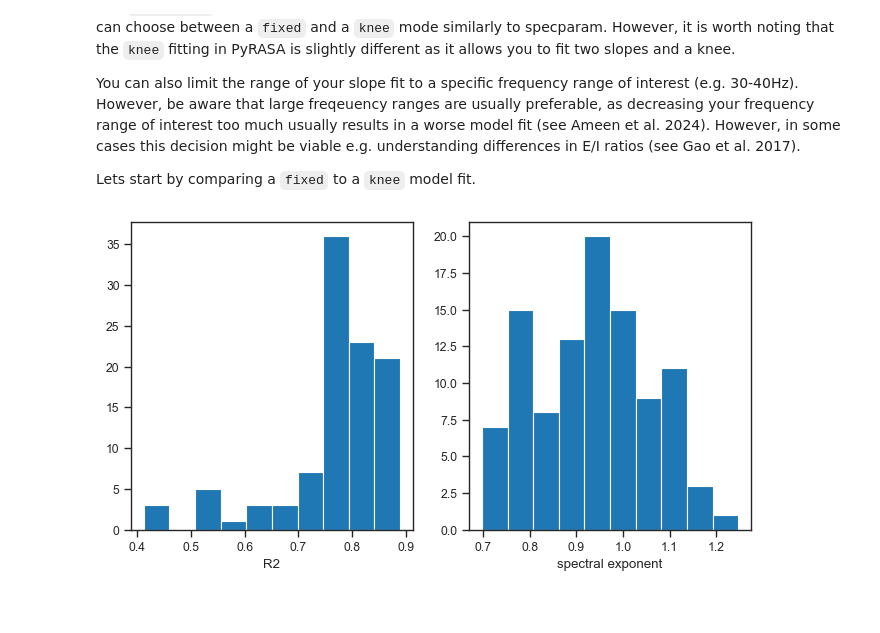
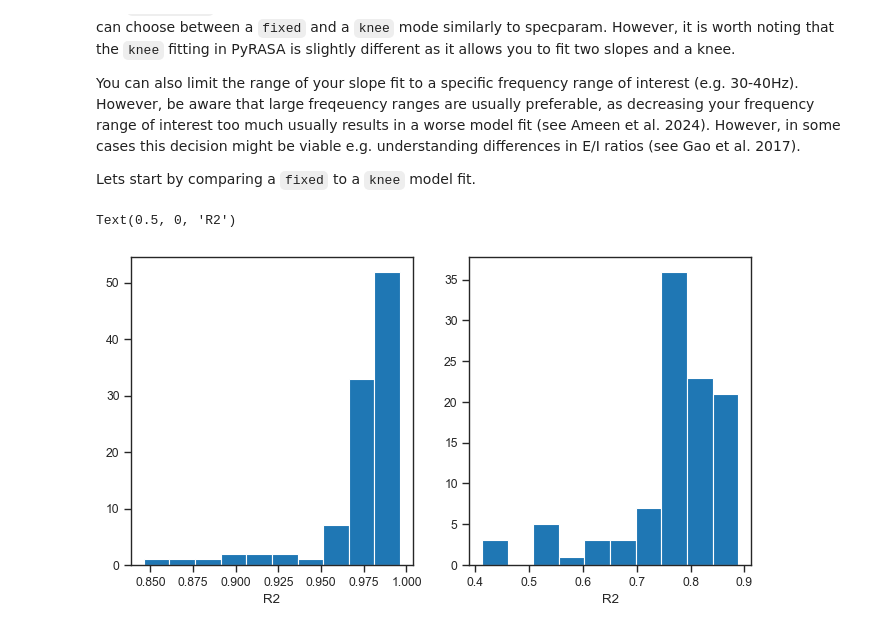
Before and after one commit to schmidtfa/pyrasa, a Jupyter notebook: examples/irasa_mne.ipynb, the cells around one changed output. Drawn from its saved outputs; the diff is of its cells as text; code cells hidden in the pictures.

```diff
--- a/examples/irasa_mne.ipynb
+++ b/examples/irasa_mne.ipynb
@@ -123,12 +123,15 @@ You can also limit the range of your slope fit to a specific frequency range of
 Lets start by comparing a `fixed` to a `knee` model fit.
 # %%
 df_ap_f, df_gof_f = aperiodic_mne.get_slopes(fit_func='fixed')
+df_ap_k, df_gof_k = aperiodic_mne.get_slopes(fit_func='knee');
 
-f, axes = plt.subplots(ncols=2, figsize=(8,4))
 
-axes[0].set_xlabel('R2')
-axes[1].set_xlabel('spectral exponent')
-axes[0].hist(df_gof_f['r_squared']);
-axes[1].hist(df_ap_f['Exponent']);
+
+f, ax = plt.subplots(ncols=2, figsize=(8,4))
+ax[0].hist(df_gof_k['r_squared']);
+ax[0].set_xlabel('R2')
+ax[1].hist(df_gof_f['r_squared']);
+ax[1].set_xlabel('R2')
 # %% [output]
+Text(0.5, 0, 'R2')
-[figure, old version]
+[figure, new version]
```
Also changed, not shown: parts of 20 cells of this notebook, 4 other files.
